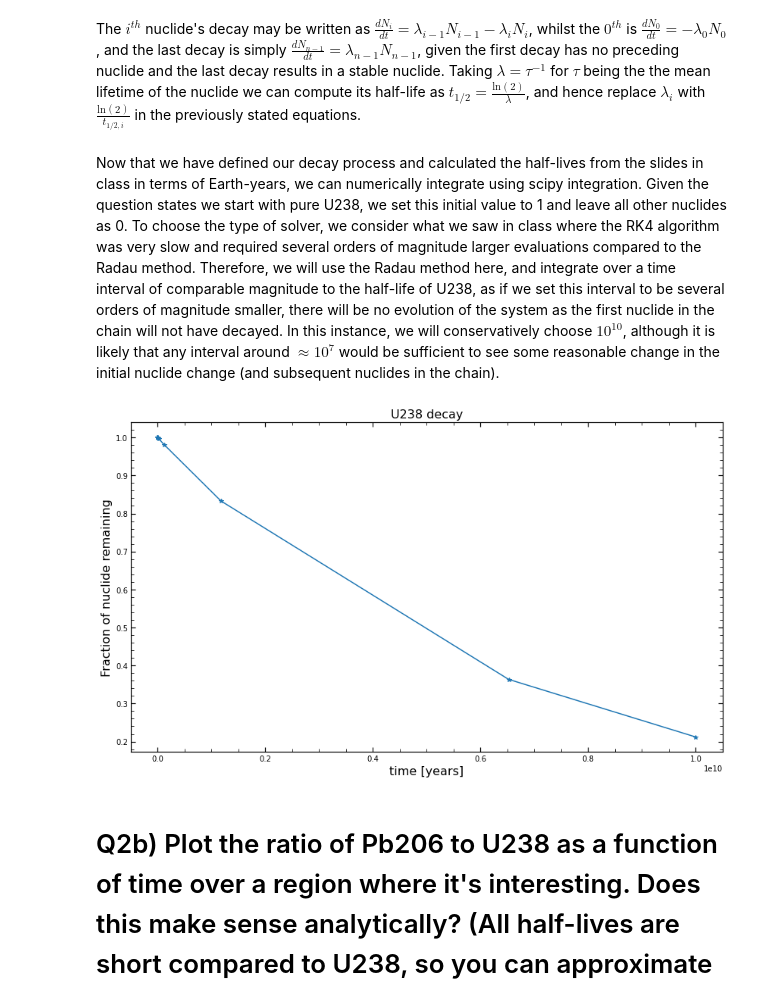
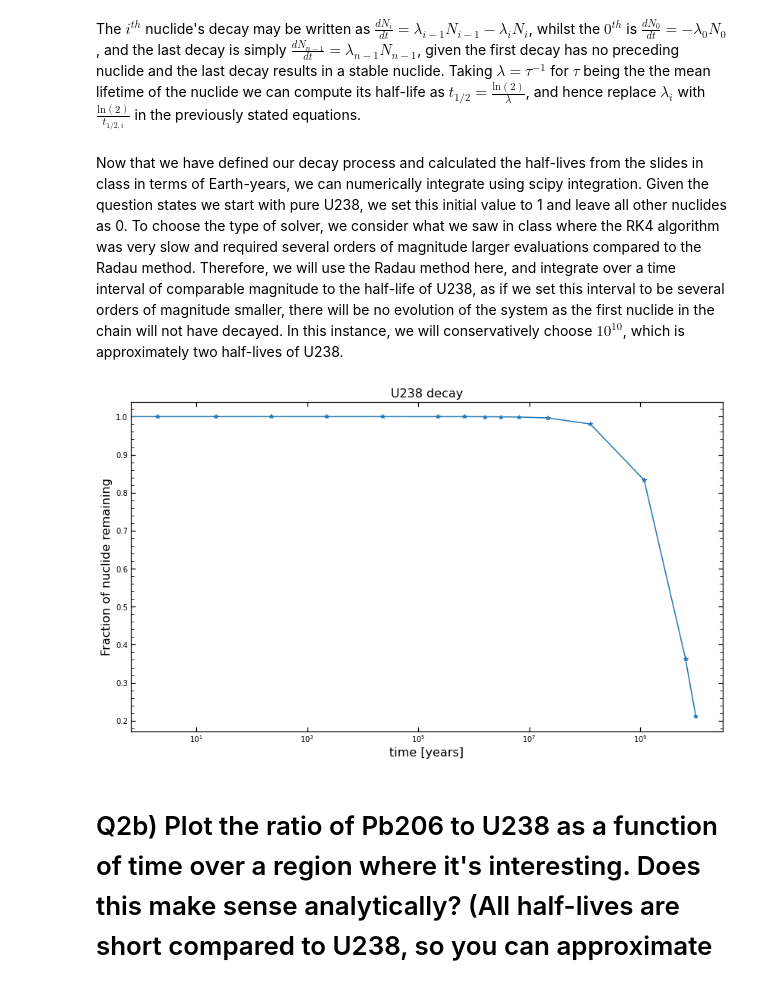
Before and after one commit to kenj19/PHYS512, a Jupyter notebook: PS3/ps3.ipynb, the cells around one changed output. Saved outputs shown, nothing was run; the diff lists cells and outputs as text; code cells hidden in the pictures.

```diff
--- a/PS3/ps3.ipynb
+++ b/PS3/ps3.ipynb
@@ -58,7 +58,7 @@ def rk4_stepd(fun,x,y,h):
     fstep = rk4_step(fun, x, y, h)
     # two half-steps
     hstep1 = rk4_step(fun, x, y, h/2)
-    hstep2 = rk4_step(fun, x, hstep1, h/2)
+    hstep2 = rk4_step(fun, x+h/2, hstep1, h/2)
     return hstep1+hstep2 +(hstep1+hstep2-fstep)/15
 # %%
 npt = 201
@@ -118,23 +118,26 @@ def decay(t, N, half_life=half_lives):
             dNdt[i] = A*(N[i-1]/half_life[i-1] - N[i]/half_life[i])
     return dNdt
 # %% [markdown]
-Now that we have defined our decay process and calculated the half-lives from the slides in class in terms of Earth-years, we can numerically integrate using scipy integration. Given the question states we start with pure U238, we set this initial value to 1 and leave all other nuclides as 0. To choose the type of solver, we consider what we saw in class where the RK4 algorithm was very slow and required several orders of magnitude larger evaluations compared to the Radau method. Therefore, we will use the Radau method here, and integrate over a time interval of comparable magnitude to the half-life of U238, as if we set this interval to be several orders of magnitude smaller, there will be no evolution of the system as the first nuclide in the chain will not have decayed. In this instance, we will conservatively choose $10^{10}$, although it is likely that any interval around $\approx 10^7$ would be sufficient to see some reasonable change in the initial nuclide change (and subsequent nuclides in the chain).
+Now that we have defined our decay process and calculated the half-lives from the slides in class in terms of Earth-years, we can numerically integrate using scipy integration. Given the question states we start with pure U238, we set this initial value to 1 and leave all other nuclides as 0. To choose the type of solver, we consider what we saw in class where the RK4 algorithm was very slow and required several orders of magnitude larger evaluations compared to the Radau method. Therefore, we will use the Radau method here, and integrate over a time interval of comparable magnitude to the half-life of U238, as if we set this interval to be several orders of magnitude smaller, there will be no evolution of the system as the first nuclide in the chain will not have decayed. In this instance, we will conservatively choose $10^{10}$, which is approximately two half-lives of U238.
 # %%
 # Define the starting point, where we have pure U238, set to 1 for simplicity
 
 zeros = np.zeros(len(half_lives)+1)
 zeros[0] = 1
 N0 = zeros
 t0,t1 = 0, 1e10 # time interval bounds
+#teval = np.linspace(t0, t1, 100) # times to store solution at
 
-ans_stiff = integrate.solve_ivp(decay,[t0, t1], N0, method='Radau')
+ans_stiff = integrate.solve_ivp(decay,[t0, t1], N0, method='Radau')# t_eval=teval)
 fig, ax = plt.subplots(figsize=[14, 8])
 ax.plot(ans_stiff.t, ans_stiff.y[0,:], '*-')
 ax.set_ylabel('Fraction of nuclide remaining', fontsize=16)
 ax.set_xlabel('time [years]', fontsize=16)
+#ax.set_yscale('log')
+ax.set_xscale('log')
 ax.set_title('U238 decay', fontsize=16);
 # %% [output]
-[figure, old version]
+[figure, new version]
 # %% [markdown]
 # Q2b) Plot the ratio of Pb206 to U238 as a function of time over a region where it's interesting. Does this make sense analytically? (All half-lives are short compared to U238, so you can approximate the U238 decaying instantly to lead). Now plot the ratio of Thorium 230 to U234 over a region where that is interesting.
 # %% [markdown]
```
Also changed, not shown: parts of 12 cells of this notebook.
